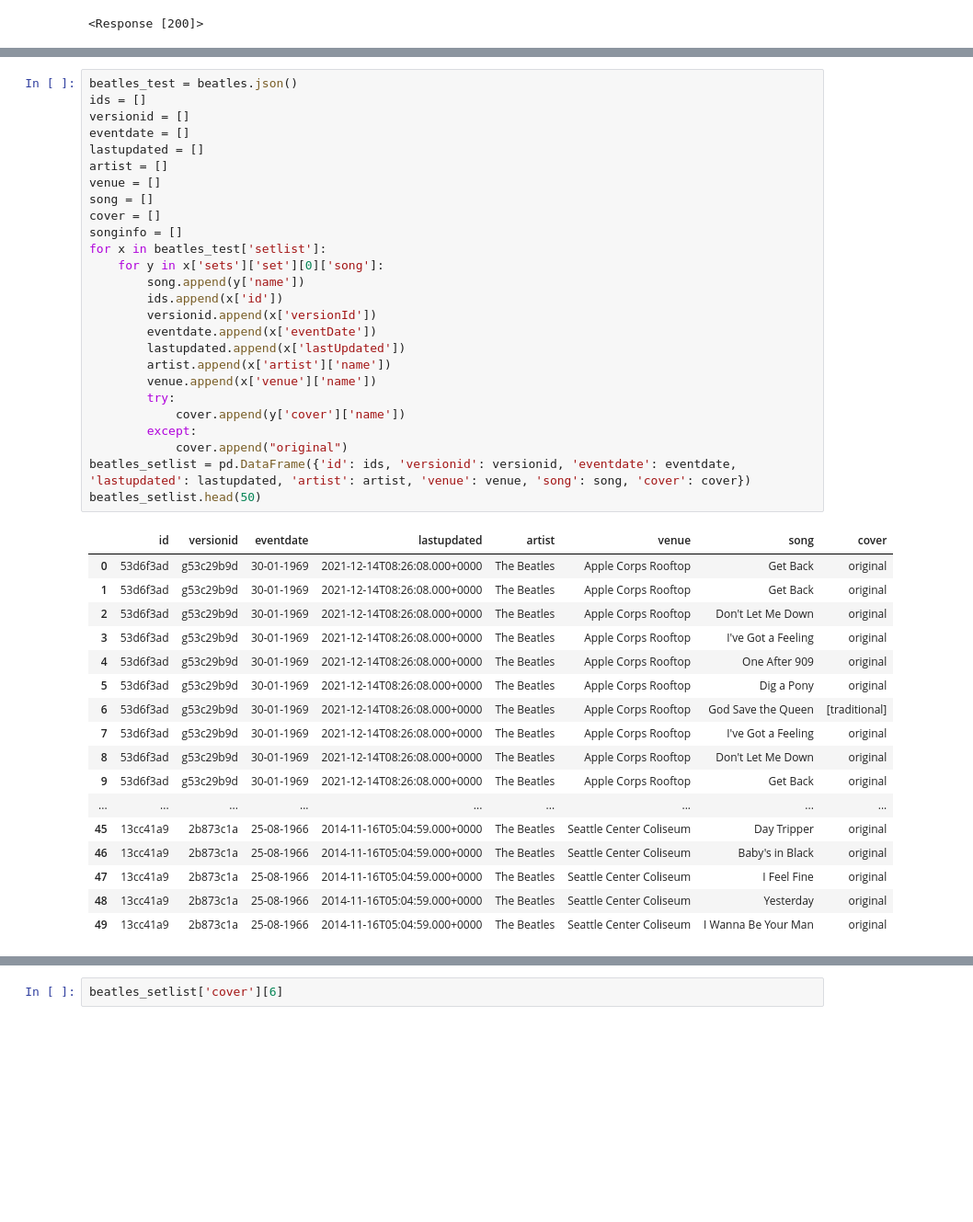
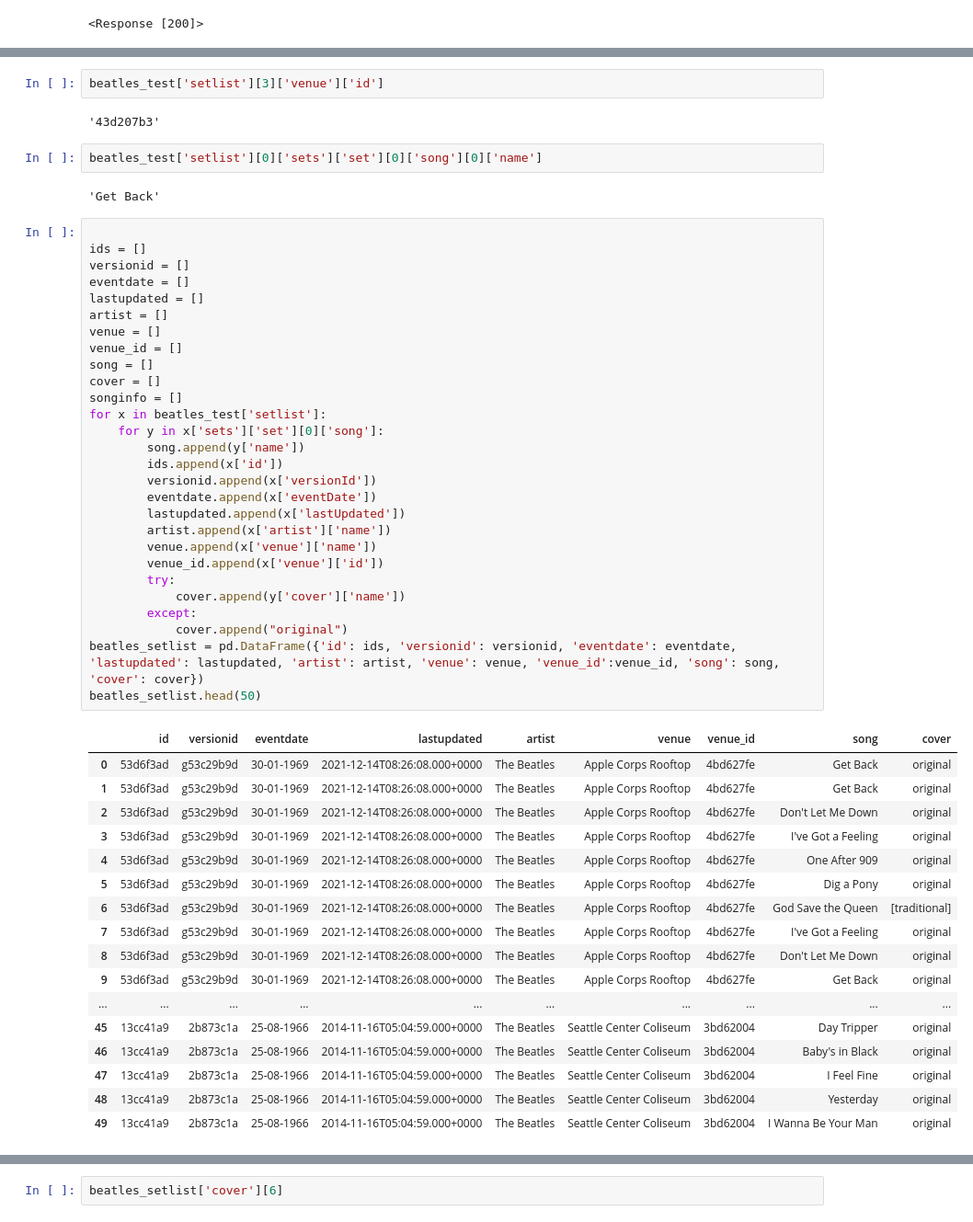
Before and after one commit to rebeccagwolfe/music_matters, a Jupyter notebook: Notebooks/clean_df_and_next_steps.ipynb, the cells around one changed output, grey strips where cells are left out. Shown: that part at 92% size. Cells and saved outputs as stored; diff of their text form; blank space fills up the shorter version.

```diff
--- a/Notebooks/clean_df_and_next_steps.ipynb
+++ b/Notebooks/clean_df_and_next_steps.ipynb
@@ -25,47 +66,57 @@ print(beatles)
+# %%
+beatles_test['setlist'][3]['venue']['id']
+# %% [output]
+'43d207b3'
+# %%
+beatles_test['setlist'][0]['sets']['set'][0]['song'][0]['name']
+# %% [output]
+'Get Back'
 # %%
-beatles_test = beatles.json()
+
 ids = []
 versionid = []
 eventdate = []
 lastupdated = []
 artist = []
 venue = []
+venue_id = []
 song = []
 cover = []
 songinfo = []
 for x in beatles_test['setlist']:
     for y in x['sets']['set'][0]['song']:
         song.append(y['name'])
         ids.append(x['id'])
         versionid.append(x['versionId'])
         eventdate.append(x['eventDate'])
         lastupdated.append(x['lastUpdated'])
         artist.append(x['artist']['name'])
         venue.append(x['venue']['name'])
+        venue_id.append(x['venue']['id'])
         try:
             cover.append(y['cover']['name'])
         except:
             cover.append("original")
-beatles_setlist = pd.DataFrame({'id': ids, 'versionid': versionid, 'eventdate': eventdate, 'lastupdated': lastupdated, 'artist': artist, 'venue': venue, 'song': song, 'cover': cover})
+beatles_setlist = pd.DataFrame({'id': ids, 'versionid': versionid, 'eventdate': eventdate, 'lastupdated': lastupdated, 'artist': artist, 'venue': venue, 'venue_id':venue_id, 'song': song, 'cover': cover})
 beatles_setlist.head(50)
 # %% [output]
-|  | id | versionid | eventdate | lastupdated | artist | venue | song | cover |
-| 0 | 53d6f3ad | g53c29b9d | 30-01-1969 | 2021-12-14T08:26:08.000+0000 | The Beatles | Apple Corps Rooftop | Get Back | original |
-| 1 | 53d6f3ad | g53c29b9d | 30-01-1969 | 2021-12-14T08:26:08.000+0000 | The Beatles | Apple Corps Rooftop | Get Back | original |
-| 2 | 53d6f3ad | g53c29b9d | 30-01-1969 | 2021-12-14T08:26:08.000+0000 | The Beatles | Apple Corps Rooftop | Don't Let Me Down | original |
-| 3 | 53d6f3ad | g53c29b9d | 30-01-1969 | 2021-12-14T08:26:08.000+0000 | The Beatles | Apple Corps Rooftop | I've Got a Feeling | original |
-| 4 | 53d6f3ad | g53c29b9d | 30-01-1969 | 2021-12-14T08:26:08.000+0000 | The Beatles | Apple Corps Rooftop | One After 909 | original |
-| 5 | 53d6f3ad | g53c29b9d | 30-01-1969 | 2021-12-14T08:26:08.000+0000 | The Beatles | Apple Corps Rooftop | Dig a Pony | original |
-| 6 | 53d6f3ad | g53c29b9d | 30-01-1969 | 2021-12-14T08:26:08.000+0000 | The Beatles | Apple Corps Rooftop | God Save the Queen | [traditional] |
-| 7 | 53d6f3ad | g53c29b9d | 30-01-1969 | 2021-12-14T08:26:08.000+0000 | The Beatles | Apple Corps Rooftop | I've Got a Feeling | original |
-| 8 | 53d6f3ad | g53c29b9d | 30-01-1969 | 2021-12-14T08:26:08.000+0000 | The Beatles | Apple Corps Rooftop | Don't Let Me Down | original |
-| 9 | 53d6f3ad | g53c29b9d | 30-01-1969 | 2021-12-14T08:26:08.000+0000 | The Beatles | Apple Corps Rooftop | Get Back | original |
-| ... | ... | ... | ... | ... | ... | ... | ... | ... |
-| 45 | 13cc41a9 | 2b873c1a | 25-08-1966 | 2014-11-16T05:04:59.000+0000 | The Beatles | Seattle Center Coliseum | Day Tripper | original |
-| 46 | 13cc41a9 | 2b873c1a | 25-08-1966 | 2014-11-16T05:04:59.000+0000 | The Beatles | Seattle Center Coliseum | Baby's in Black | original |
-| 47 | 13cc41a9 | 2b873c1a | 25-08-1966 | 2014-11-16T05:04:59.000+0000 | The Beatles | Seattle Center Coliseum | I Feel Fine | original |
-| 48 | 13cc41a9 | 2b873c1a | 25-08-1966 | 2014-11-16T05:04:59.000+0000 | The Beatles | Seattle Center Coliseum | Yesterday | original |
-| 49 | 13cc41a9 | 2b873c1a | 25-08-1966 | 2014-11-16T05:04:59.000+0000 | The Beatles | Seattle Center Coliseum | I Wanna Be Your Man | original |
+|  | id | versionid | eventdate | lastupdated | artist | venue | venue_id | song | cover |
+| 0 | 53d6f3ad | g53c29b9d | 30-01-1969 | 2021-12-14T08:26:08.000+0000 | The Beatles | Apple Corps Rooftop | 4bd627fe | Get Back | original |
+| 1 | 53d6f3ad | g53c29b9d | 30-01-1969 | 2021-12-14T08:26:08.000+0000 | The Beatles | Apple Corps Rooftop | 4bd627fe | Get Back | original |
+| 2 | 53d6f3ad | g53c29b9d | 30-01-1969 | 2021-12-14T08:26:08.000+0000 | The Beatles | Apple Corps Rooftop | 4bd627fe | Don't Let Me Down | original |
+| 3 | 53d6f3ad | g53c29b9d | 30-01-1969 | 2021-12-14T08:26:08.000+0000 | The Beatles | Apple Corps Rooftop | 4bd627fe | I've Got a Feeling | original |
+| 4 | 53d6f3ad | g53c29b9d | 30-01-1969 | 2021-12-14T08:26:08.000+0000 | The Beatles | Apple Corps Rooftop | 4bd627fe | One After 909 | original |
+| 5 | 53d6f3ad | g53c29b9d | 30-01-1969 | 2021-12-14T08:26:08.000+0000 | The Beatles | Apple Corps Rooftop | 4bd627fe | Dig a Pony | original |
+| 6 | 53d6f3ad | g53c29b9d | 30-01-1969 | 2021-12-14T08:26:08.000+0000 | The Beatles | Apple Corps Rooftop | 4bd627fe | God Save the Queen | [traditional] |
+| 7 | 53d6f3ad | g53c29b9d | 30-01-1969 | 2021-12-14T08:26:08.000+0000 | The Beatles | Apple Corps Rooftop | 4bd627fe | I've Got a Feeling | original |
+| 8 | 53d6f3ad | g53c29b9d | 30-01-1969 | 2021-12-14T08:26:08.000+0000 | The Beatles | Apple Corps Rooftop | 4bd627fe | Don't Let Me Down | original |
+| 9 | 53d6f3ad | g53c29b9d | 30-01-1969 | 2021-12-14T08:26:08.000+0000 | The Beatles | Apple Corps Rooftop | 4bd627fe | Get Back | original |
+| ... | ... | ... | ... | ... | ... | ... | ... | ... | ... |
+| 45 | 13cc41a9 | 2b873c1a | 25-08-1966 | 2014-11-16T05:04:59.000+0000 | The Beatles | Seattle Center Coliseum | 3bd62004 | Day Tripper | original |
+| 46 | 13cc41a9 | 2b873c1a | 25-08-1966 | 2014-11-16T05:04:59.000+0000 | The Beatles | Seattle Center Coliseum | 3bd62004 | Baby's in Black | original |
+| 47 | 13cc41a9 | 2b873c1a | 25-08-1966 | 2014-11-16T05:04:59.000+0000 | The Beatles | Seattle Center Coliseum | 3bd62004 | I Feel Fine | original |
+| 48 | 13cc41a9 | 2b873c1a | 25-08-1966 | 2014-11-16T05:04:59.000+0000 | The Beatles | Seattle Center Coliseum | 3bd62004 | Yesterday | original |
+| 49 | 13cc41a9 | 2b873c1a | 25-08-1966 | 2014-11-16T05:04:59.000+0000 | The Beatles | Seattle Center Coliseum | 3bd62004 | I Wanna Be Your Man | original |
 # %% [markdown]
 # NEXT STEPS
 
```
Also changed, not shown: parts of 8 cells of this notebook.
